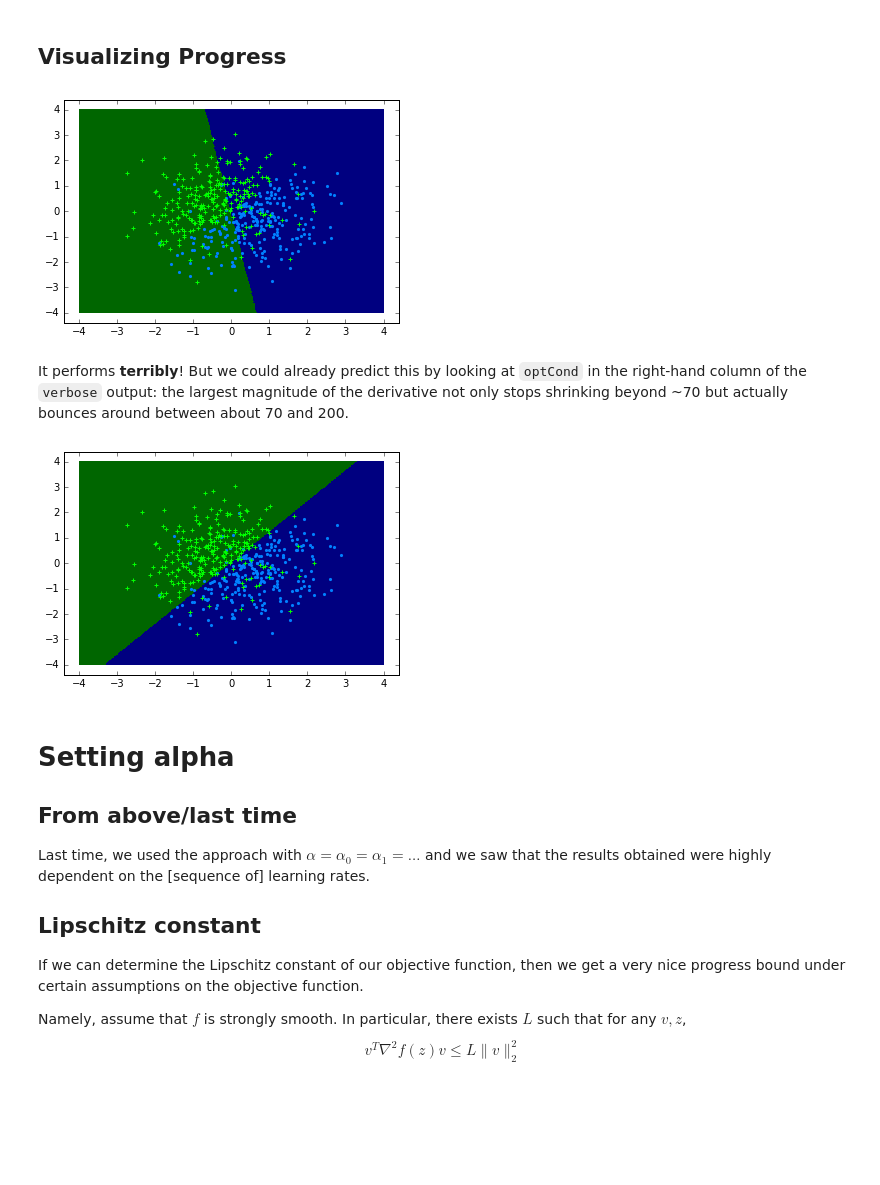
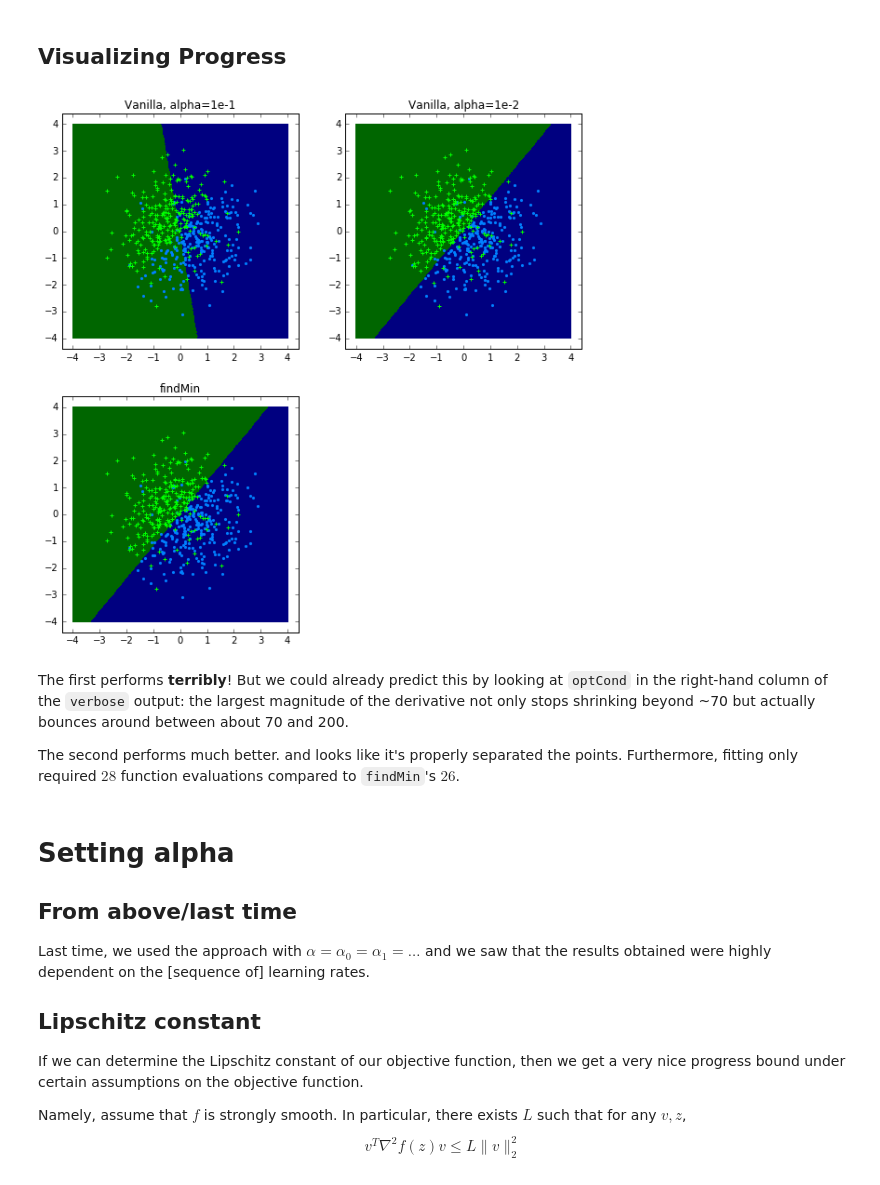
Before and after one commit to asberk/ubcs3, a Jupyter notebook: Gradient Descent (master).ipynb, the cells around one changed output. Drawn from its saved outputs; the diff is of its cells as text; code cells hidden in the pictures; blank space fills up the shorter version.

Commit message:
incorporating large data for the logistic regression test

```diff
--- a/Gradient Descent (master).ipynb
+++ b/Gradient Descent (master).ipynb
@@ -222,7 +236,7 @@ class LogisticRegressor:
         self.intercept = kwargs.get('intercept')
         # Whether to print out information along the way
         # (default: yes)
-        self.verbose = kwargs.get('verbose')
+        self.verbose = gdParms.get('verbose')
         if self.verbose is None:
             self.verbose = True
         # Objective function for logistic regression
@@ -259,10 +273,15 @@ class LogisticRegressor:
             self.X = np.hstack((np.ones((n,1)),X))
             self.w = np.zeros((d+1,1))
         # # # Gradient descent algorithm # # #
+        if self.verbose:
+            st = timeit.time.clock()
         self.w, self.objMin = self.gd(self.objective, self.w,
                                       self.X, self.y,
                                       self.objectiveParms,
                                       self.gdParms)
+        if self.verbose:
+            et = timeit.time.clock()
+            print('total elapsed time: %15.5g s' % (et-st))
         return
     def predict(self, Xhat):
         """
@@ -292,2 +336,3 @@ LR_vanilla1 = LogisticRegressor(gdParms={'alpha':1e-1})
 # %%
-LR_vanilla2 = LogisticRegressor(gdParms={'alpha':1e-2})
+LR_vanilla1 = LogisticRegressor(gdParms={'alpha':1e-1,'verbose':False})
+LR_vanilla2 = LogisticRegressor(gdParms={'alpha':1e-2,'verbose':False})
@@ -356,0 +368,3 @@ Problem solved up to optimality tolerance
+# %%
+LR_findMin = LogisticRegressor(gd=findMin,gdParms={'verbose':False})
+%timeit LR_findMin.fit(X,y)
@@ -384,16 +400,26 @@ def binaryClassifier2DPlot(model):
     plt.scatter(X[y.ravel() == yu[1], 0], X[y.ravel() == yu[1], 1], s=10, lw=0, c=[0,.5,1], marker='o');
     plt.scatter(X[y.ravel() == yu[0], 0], X[y.ravel() == yu[0], 1], s=20, lw=1, c=[0,1,0], marker='+');
     return
-# %%
-binaryClassifier2DPlot(LR_vanilla1)
-# %% [output]
-[figure, removed]
+# %%
+plt.figure(figsize=(10,10))
+plt.subplot(221)
+binaryClassifier2DPlot(LR_vanilla1)
+plt.title('Vanilla, alpha=1e-1')
+plt.axis('tight');
+plt.subplot(222)
+binaryClassifier2DPlot(LR_vanilla2)
+plt.title('Vanilla, alpha=1e-2')
+plt.axis('tight');
+plt.subplot(223)
+binaryClassifier2DPlot(LR_findMin)
+plt.title('findMin')
+plt.axis('tight');
+# %% [output]
+[figure, added]
 # %% [markdown]
-It performs **terribly**! But we could already predict this by looking at `optCond` in the right-hand column of the `verbose` output: the largest magnitude of the derivative not only stops shrinking beyond ~70 but actually bounces around between about 70 and 200.
+The first performs **terribly**! But we could already predict this by looking at `optCond` in the right-hand column of the `verbose` output: the largest magnitude of the derivative not only stops shrinking beyond ~70 but actually bounces around between about 70 and 200.
+
+The second performs much better. and looks like it's properly separated the points. Furthermore, fitting only required $28$ function evaluations compared to `findMin`'s $26$.
-# %%
-binaryClassifier2DPlot(LR_vanilla2)
-# %% [output]
-[figure, removed]
 # %% [markdown]
 # Setting alpha
 
```
Also changed, not shown: parts of 45 cells of this notebook, 1 other file.
